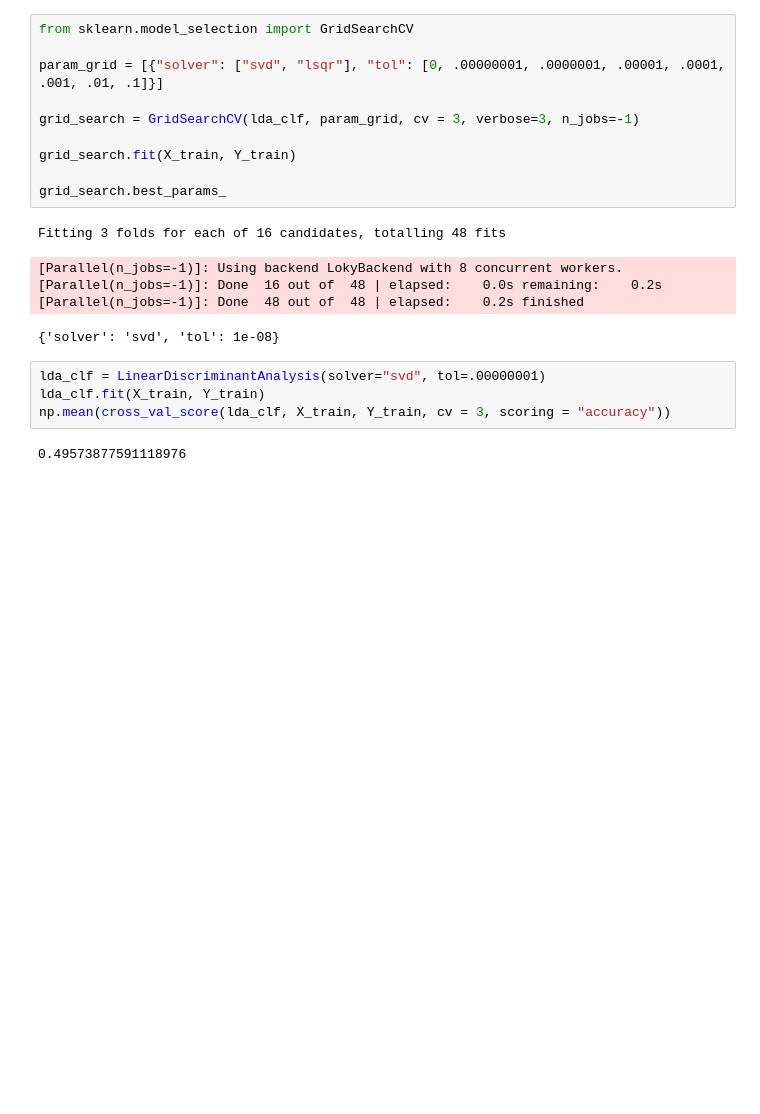
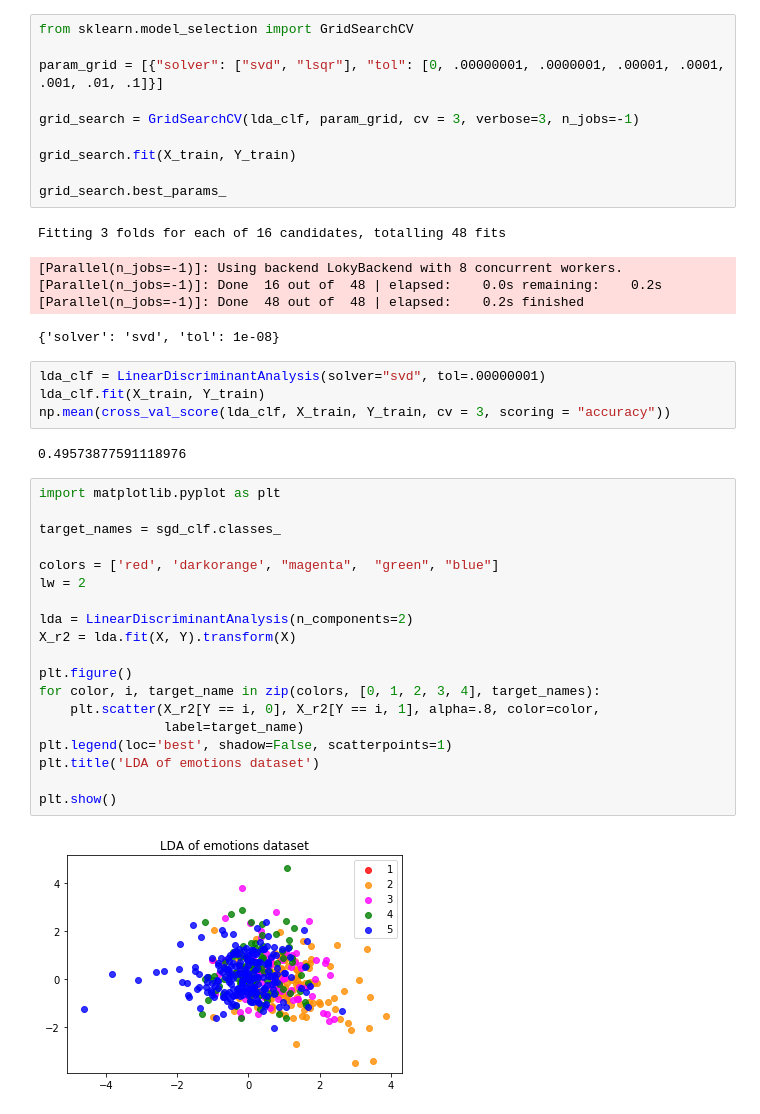
Before and after one commit to FinTrek/Marketing-Analytics, a Jupyter notebook: Yelp Emotions Project/ML on 1000.ipynb, the cells around one changed output. Drawn from its saved outputs; the diff is of its cells as text; blank space fills up the shorter version.

```diff
--- a/Yelp Emotions Project/ML on 1000.ipynb
+++ b/Yelp Emotions Project/ML on 1000.ipynb
@@ -255,3 +255,24 @@ lda_clf.fit(X_train, Y_train)
 np.mean(cross_val_score(lda_clf, X_train, Y_train, cv = 3, scoring = "accuracy"))
 # %% [output]
 0.49573877591118976
+# %%
+import matplotlib.pyplot as plt
+
+target_names = sgd_clf.classes_
+
+colors = ['red', 'darkorange', "magenta",  "green", "blue"]
+lw = 2
+
+lda = LinearDiscriminantAnalysis(n_components=2)
+X_r2 = lda.fit(X, Y).transform(X)
+
+plt.figure()
+for color, i, target_name in zip(colors, [0, 1, 2, 3, 4], target_names):
+    plt.scatter(X_r2[Y == i, 0], X_r2[Y == i, 1], alpha=.8, color=color,
+                label=target_name)
+plt.legend(loc='best', shadow=False, scatterpoints=1)
+plt.title('LDA of emotions dataset')
+
+plt.show()
+# %% [output]
+[figure, added]
```
